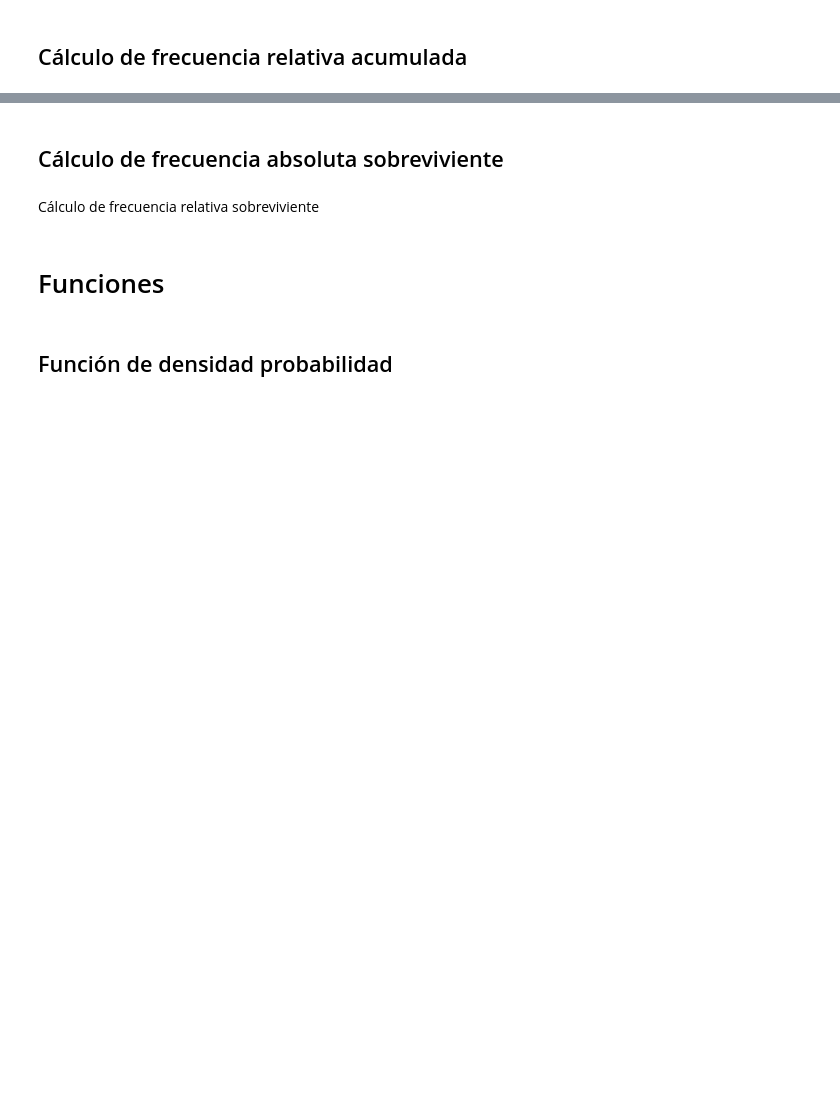
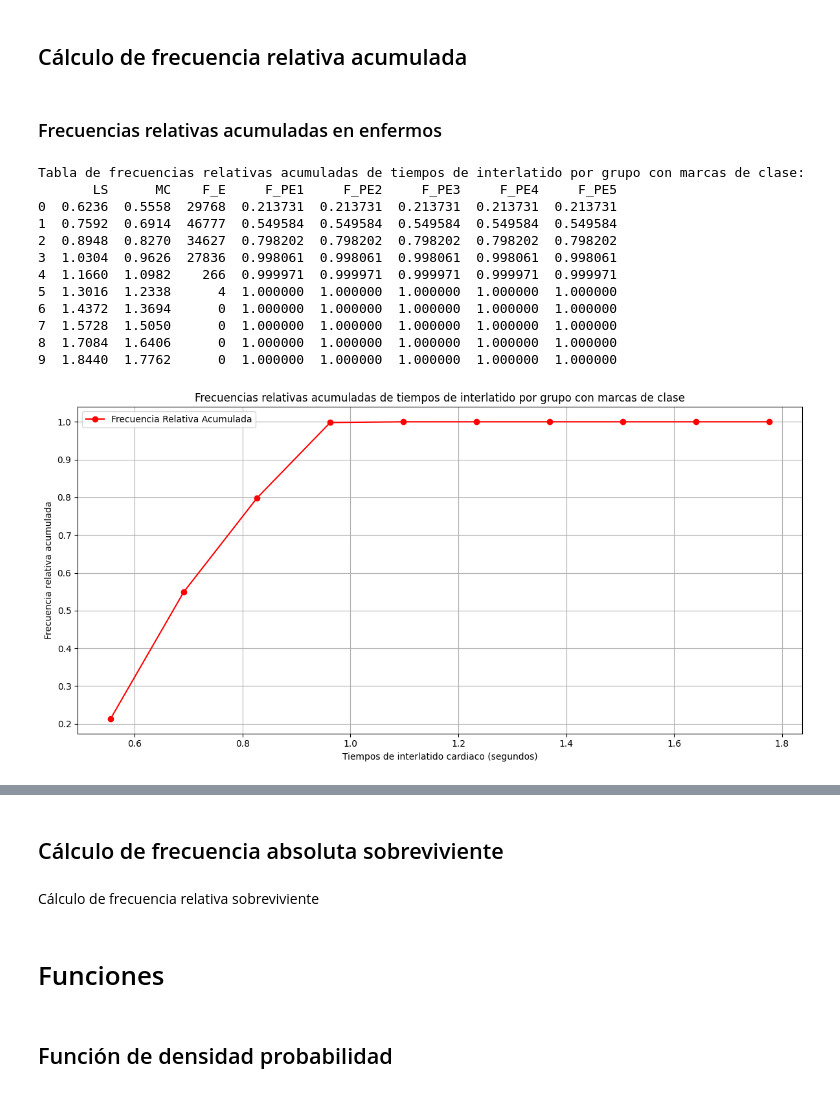
Before and after one commit to ThonnyRG/pacientes_enfermos_y_sanos_analisis, a Jupyter notebook: DATOS_BIOESTADÍSTICOS.ipynb, the cells around one changed output, grey strips where cells are left out. Cells and saved outputs as stored; diff of their text form; code cells hidden in the pictures; blank space fills up the shorter version.

```diff
--- a/DATOS_BIOESTADÍSTICOS.ipynb
+++ b/DATOS_BIOESTADÍSTICOS.ipynb
@@ -1292,2 +1472,64 @@ Datos del paciente N°5:
 # %% [markdown]
 ## Cálculo de frecuencia relativa acumulada
+# %% [markdown]
+### Frecuencias relativas acumuladas en enfermos
+# %%
+# Definir límites de intervalos basados en los datos reales
+intervalos = pd.interval_range(start=df_enfermos['Tiempos de interlatido'].min(),
+                               end=df_enfermos['Tiempos de interlatido'].max(),
+                               freq=(df_enfermos['Tiempos de interlatido'].max() - df_enfermos['Tiempos de interlatido'].min()) / 10)
+
+# Calcular las frecuencias absolutas para enfermos
+frecuencias_absolutas_enfermos = pd.cut(df_enfermos['Tiempos de interlatido'], bins=intervalos).value_counts().sort_index()
+
+# Calcular las frecuencias absolutas acumuladas
+frecuencias_absolutas_acumuladas_enfermos = frecuencias_absolutas_enfermos.cumsum()
+
+# Calcular las frecuencias relativas y acumuladas
+frecuencias_relativas_enfermos = frecuencias_absolutas_enfermos / frecuencias_absolutas_enfermos.sum()
+frecuencias_relativas_acumuladas_enfermos = frecuencias_relativas_enfermos.cumsum()
+
+# Calcular marcas de clase y límites superiores (LS)
+LS = [interval.right for interval in intervalos]
+MC = [(interval.left + interval.right) / 2 for interval in intervalos]
+
+# Crear DataFrame para las frecuencias relativas acumuladas de enfermos
+tabla_frecuencias_rel_acum = pd.DataFrame({
+    'LS': LS,
+    'MC': MC,
+    'F_E': frecuencias_absolutas_enfermos.values,
+    'F_PE1': frecuencias_relativas_acumuladas_enfermos.values,
+    'F_PE2': frecuencias_relativas_acumuladas_enfermos.values,
+    'F_PE3': frecuencias_relativas_acumuladas_enfermos.values,
+    'F_PE4': frecuencias_relativas_acumuladas_enfermos.values,
+    'F_PE5': frecuencias_relativas_acumuladas_enfermos.values,
+})
+
+# Imprimir la tabla de frecuencias relativas acumuladas de tiempos de interlatido por grupo con marcas de clase
+print("Tabla de frecuencias relativas acumuladas de tiempos de interlatido por grupo con marcas de clase:")
+print(tabla_frecuencias_rel_acum)
+
+# Graficar las frecuencias relativas acumuladas de tiempos de interlatido por grupo con marcas de clase
+plt.figure(figsize=(12, 6))
+plt.plot(tabla_frecuencias_rel_acum['MC'], tabla_frecuencias_rel_acum['F_PE1'], marker='o', label='Frecuencia Relativa Acumulada', color='red')
+plt.xlabel('Tiempos de interlatido cardiaco (segundos)')
+plt.ylabel('Frecuencia relativa acumulada')
+plt.title('Frecuencias relativas acumuladas de tiempos de interlatido por grupo con marcas de clase')
+plt.legend()
+plt.grid(True)
+plt.tight_layout()
+plt.show()
+# %% [output]
+Tabla de frecuencias relativas acumuladas de tiempos de interlatido por grupo con marcas de clase:
+       LS      MC    F_E     F_PE1     F_PE2     F_PE3     F_PE4     F_PE5
+0  0.6236  0.5558  29768  0.213731  0.213731  0.213731  0.213731  0.213731
+1  0.7592  0.6914  46777  0.549584  0.549584  0.549584  0.549584  0.549584
+2  0.8948  0.8270  34627  0.798202  0.798202  0.798202  0.798202  0.798202
+3  1.0304  0.9626  27836  0.998061  0.998061  0.998061  0.998061  0.998061
+4  1.1660  1.0982    266  0.999971  0.999971  0.999971  0.999971  0.999971
+5  1.3016  1.2338      4  1.000000  1.000000  1.000000  1.000000  1.000000
+6  1.4372  1.3694      0  1.000000  1.000000  1.000000  1.000000  1.000000
+7  1.5728  1.5050      0  1.000000  1.000000  1.000000  1.000000  1.000000
+8  1.7084  1.6406      0  1.000000  1.000000  1.000000  1.000000  1.000000
+9  1.8440  1.7762      0  1.000000  1.000000  1.000000  1.000000  1.000000
+[figure, added]
```
Also changed, not shown: parts of 8 cells of this notebook.
